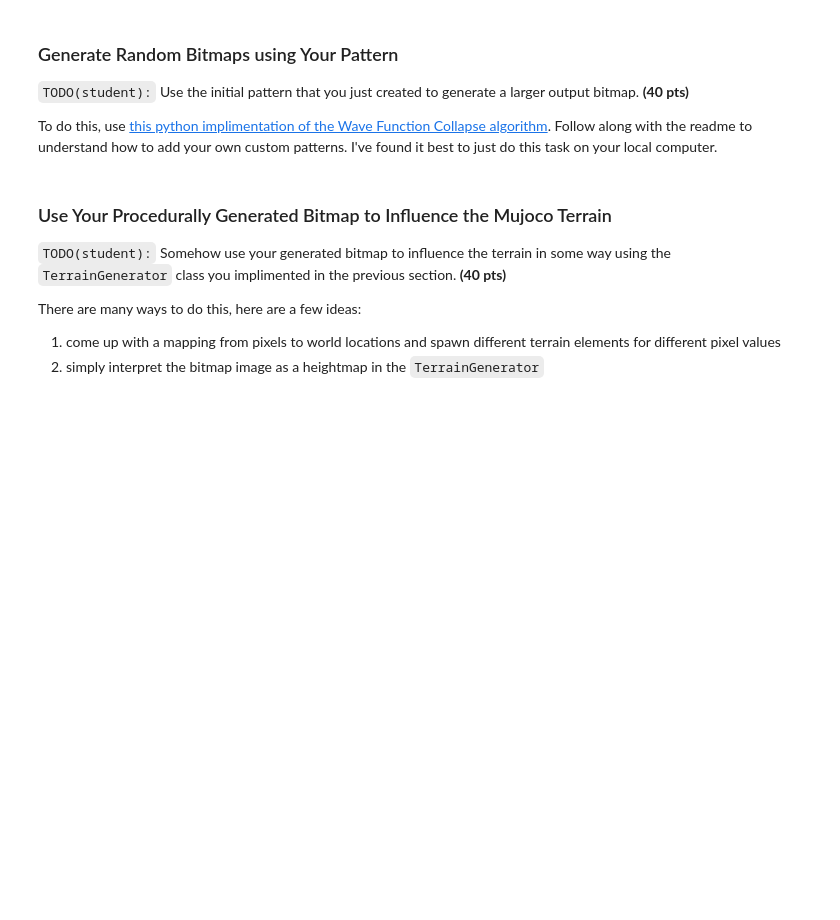
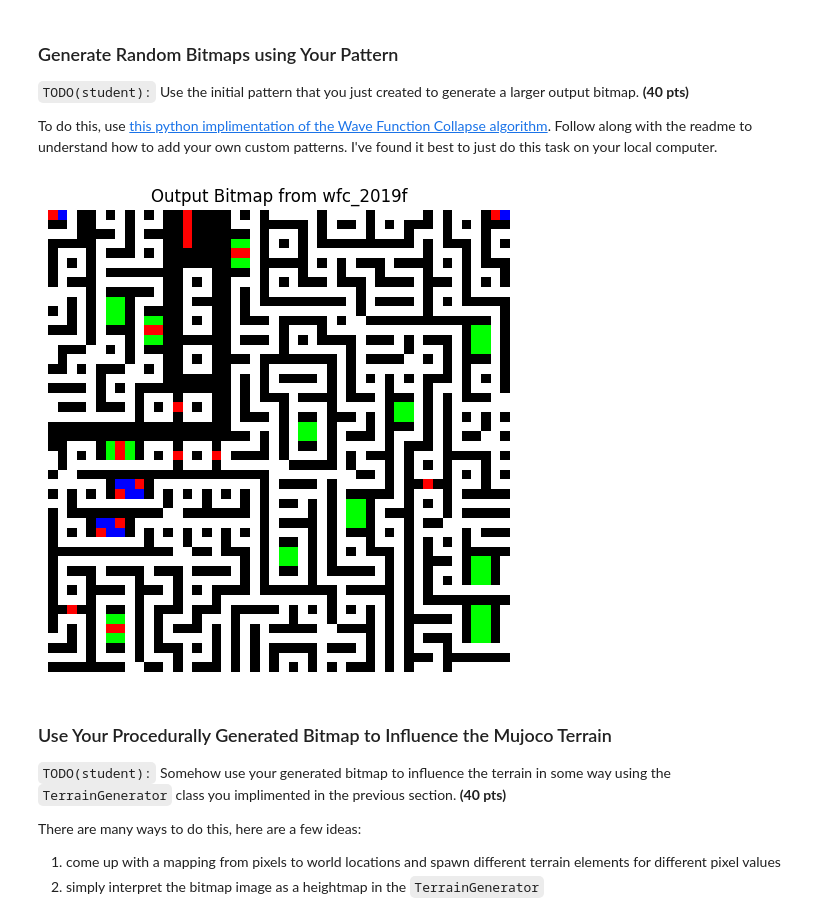
Before and after one commit to JustinMLu/cse598, a Jupyter notebook: lab04-terrain-randomization/04_lab_student.ipynb, the cells around one changed output. Cells and saved outputs as stored; diff of their text form; code cells hidden in the pictures; blank space fills up the shorter version.

```diff
--- a/lab04-terrain-randomization/04_lab_student.ipynb
+++ b/lab04-terrain-randomization/04_lab_student.ipynb
@@ -427,6 +426,14 @@ plt.show()
 To do this, use [this python implimentation of the Wave Function Collapse algorithm](https://github.com/ikarth/wfc_2019f?tab=readme-ov-file). Follow along with the readme to understand how to add your own custom patterns. I've found it best to just do this task on your local computer.
 # %%
 # TODO: Display your full output bitmap here
+wfc_bitmap_img = Image.open("out_bitmap_wfc.png")
+plt.figure(figsize=(6,6))  # bigger display window
+plt.imshow(wfc_bitmap_img)
+plt.title("Output Bitmap from wfc_2019f")
+plt.axis("off")
+plt.show()
+# %% [output]
+[figure, added]
 # %% [markdown]
 ### Use Your Procedurally Generated Bitmap to Influence the Mujoco Terrain
 
```
Also changed, not shown: parts of 5 cells of this notebook, 7 other files.
